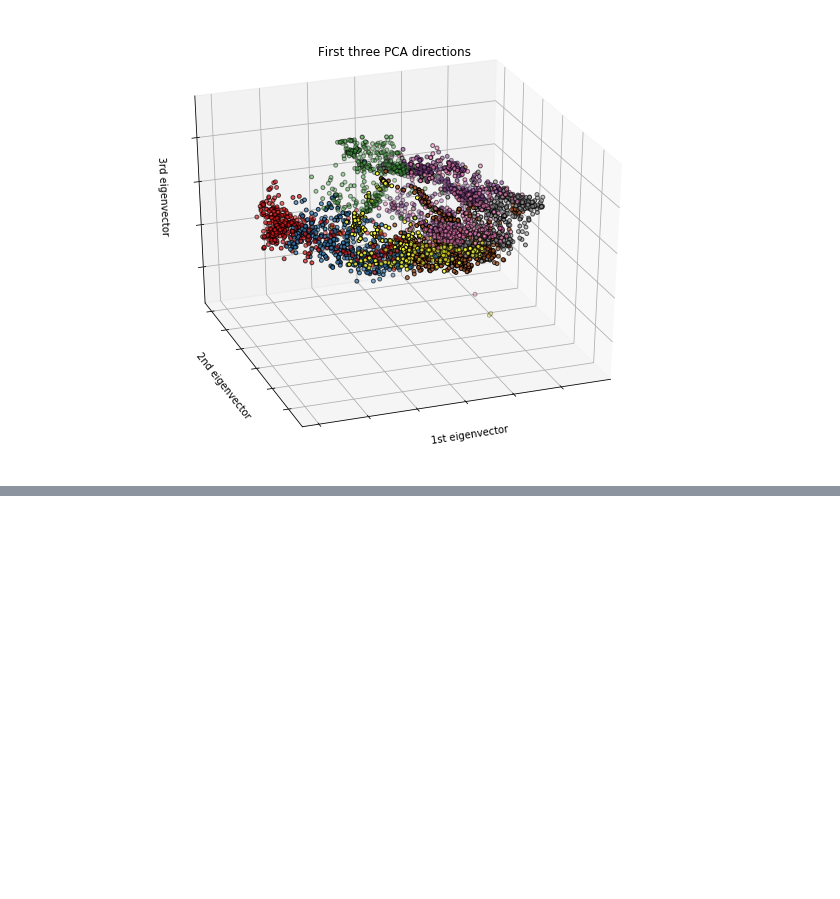
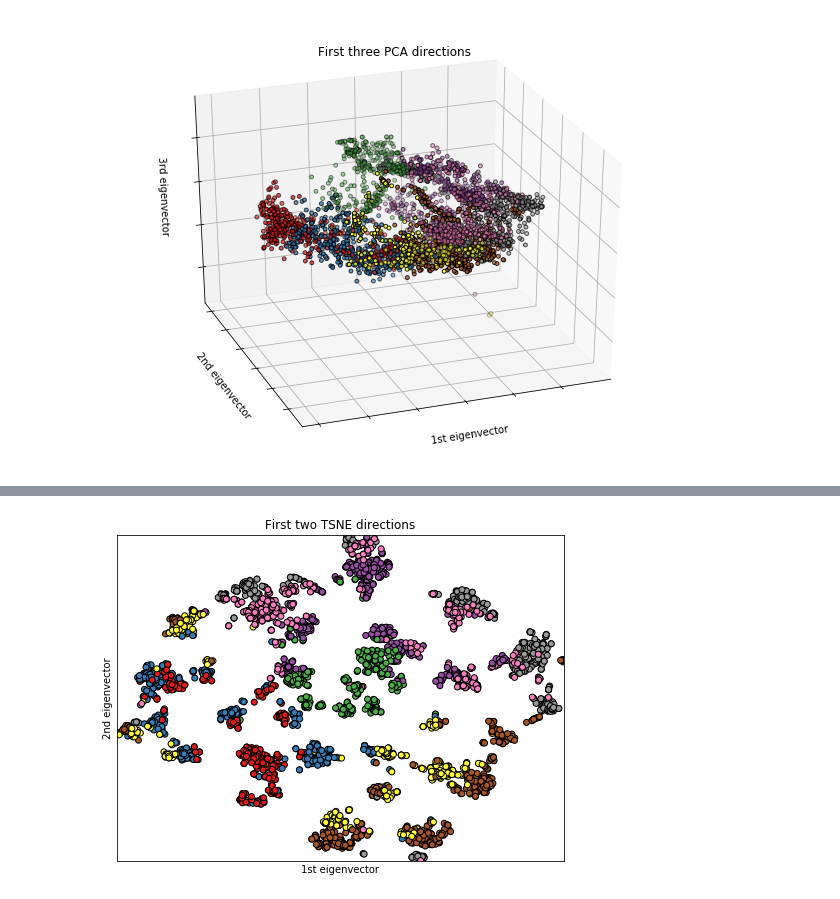
Before and after one commit to paulvercoustre/Beacon-Classifier, a Jupyter notebook: src/scripts/exploration.ipynb, the cells around one changed output, grey strips where cells are left out. Cells and saved outputs as stored; diff of their text form; code cells hidden in the pictures; blank space fills up the shorter version.

```diff
--- a/src/scripts/exploration.ipynb
+++ b/src/scripts/exploration.ipynb
@@ -83,4 +83,5 @@ plt.show()
 # %%
 from sklearn.manifold import TSNE
 
-X_reduced = PCA(n_components=3).fit_transform(X_std)
+X_tsne = TSNE(n_components=2).fit_transform(X_std)
+print(X_tsne)
@@ -86,0 +96,20 @@ X_reduced = PCA(n_components=3).fit_transform(X_std)
+# %%
+x_min, x_max = X_tsne[:, 0].min() - .5, X_tsne[:, 0].max() + .5
+y_min, y_max = X_tsne[:, 1].min() - .5, X_tsne[:, 1].max() + .5
+
+plt.figure(2, figsize=(8, 6))
+plt.clf()
+
+# Plot the training points
+plt.scatter(X_tsne[:, 0], X_tsne[:, 1], c=y, cmap=plt.cm.Set1, edgecolor='k')
+plt.xlabel('1st eigenvector')
+plt.ylabel('2nd eigenvector')
+plt.title("First two TSNE directions")
+
+plt.xlim(x_min, x_max)
+plt.ylim(y_min, y_max)
+plt.xticks(())
+plt.yticks(())
+plt.show()
+# %% [output]
+[figure, added]
```
Also changed, not shown: parts of 2 cells of this notebook, 6 other files.
